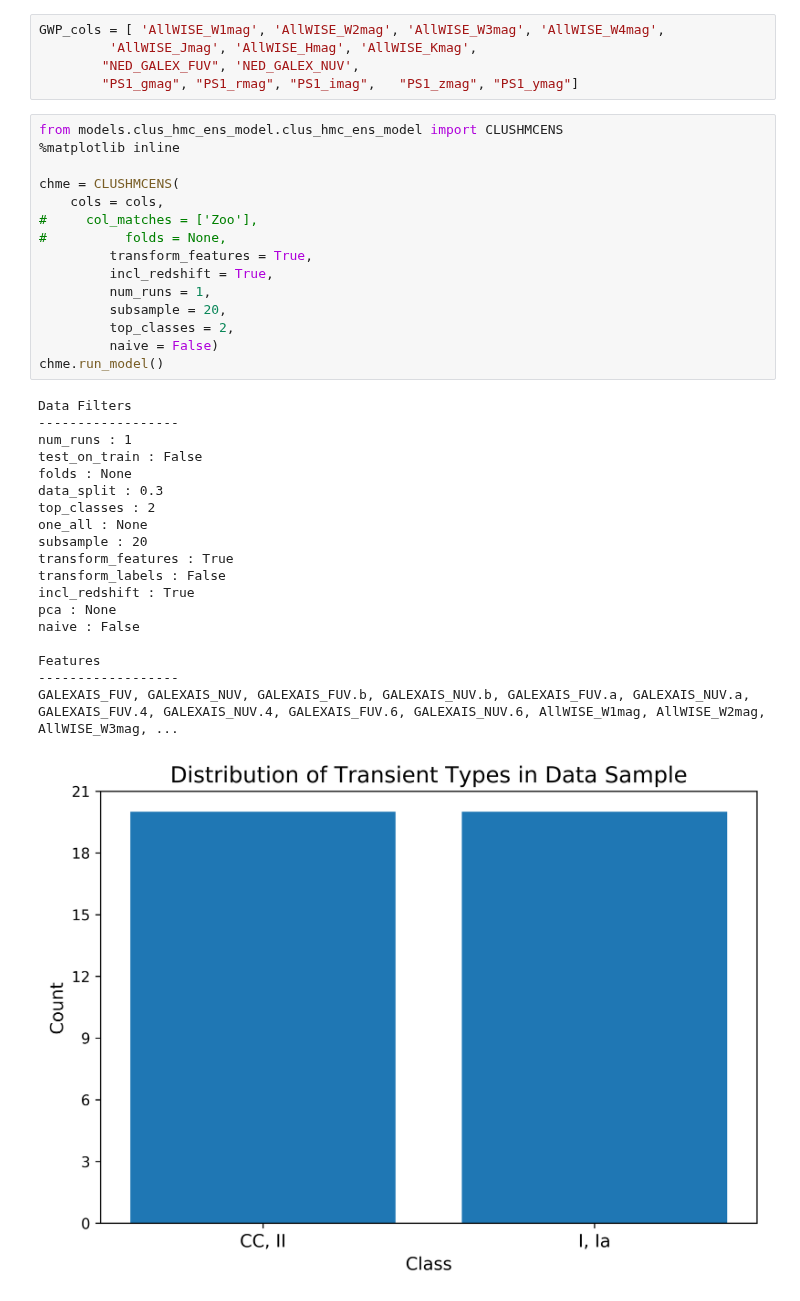
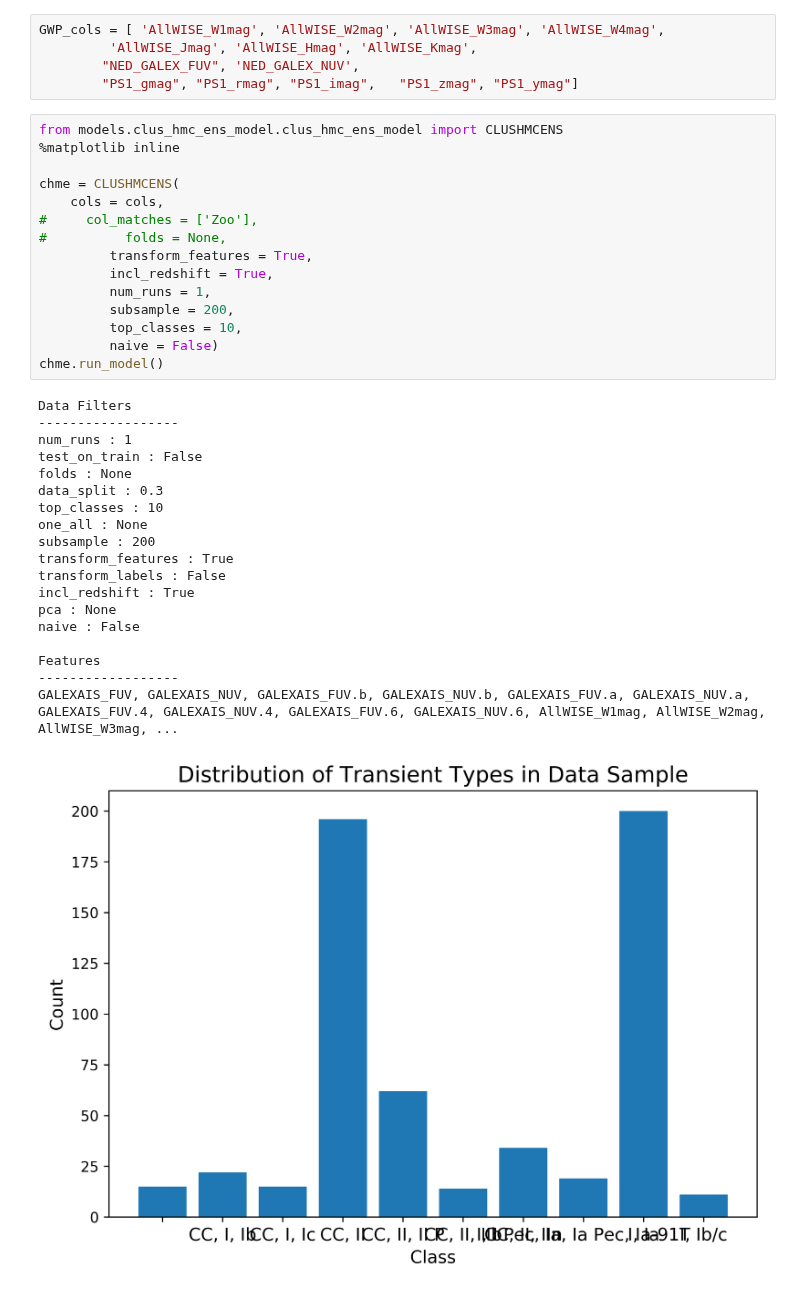
Before and after one commit to marinakiseleva/thex_model, a Jupyter notebook: notebooks/HMC ENS CLUS.ipynb, the cells around one changed output. Cells and saved outputs as stored; diff of their text form.

```diff
--- a/notebooks/HMC ENS CLUS.ipynb
+++ b/notebooks/HMC ENS CLUS.ipynb
@@ -72,38 +72,38 @@ GWP_cols = [ 'AllWISE_W1mag', 'AllWISE_W2mag', 'AllWISE_W3mag', 'AllWISE_W4mag',
 # %%
 from models.clus_hmc_ens_model.clus_hmc_ens_model import CLUSHMCENS
 %matplotlib inline
 
 chme = CLUSHMCENS(
     cols = cols,
 #     col_matches = ['Zoo'],
 #          folds = None,
          transform_features = True,
          incl_redshift = True,
          num_runs = 1,
-         subsample = 20,
-         top_classes = 2,
+         subsample = 200,
+         top_classes = 10,
          naive = False)
 chme.run_model()
 # %% [output]
 Data Filters
 ------------------
 num_runs : 1
 test_on_train : False
 folds : None
 data_split : 0.3
-top_classes : 2
+top_classes : 10
 one_all : None
-subsample : 20
+subsample : 200
 transform_features : True
 transform_labels : False
 incl_redshift : True
 pca : None
 naive : False
 
 Features
 ------------------
 GALEXAIS_FUV, GALEXAIS_NUV, GALEXAIS_FUV.b, GALEXAIS_NUV.b, GALEXAIS_FUV.a, GALEXAIS_NUV.a, GALEXAIS_FUV.4, GALEXAIS_NUV.4, GALEXAIS_FUV.6, GALEXAIS_NUV.6, AllWISE_W1mag, AllWISE_W2mag, AllWISE_W3mag, ...
-[figure, old version]
+[figure, new version]
 Constructing Class Hierarchy Tree...
 Node: Ia Pec has already been assigned parent: I Pec
 Node: Ia-02cx has already been assigned parent: Ia
```
Also changed, not shown: 11 other files.
